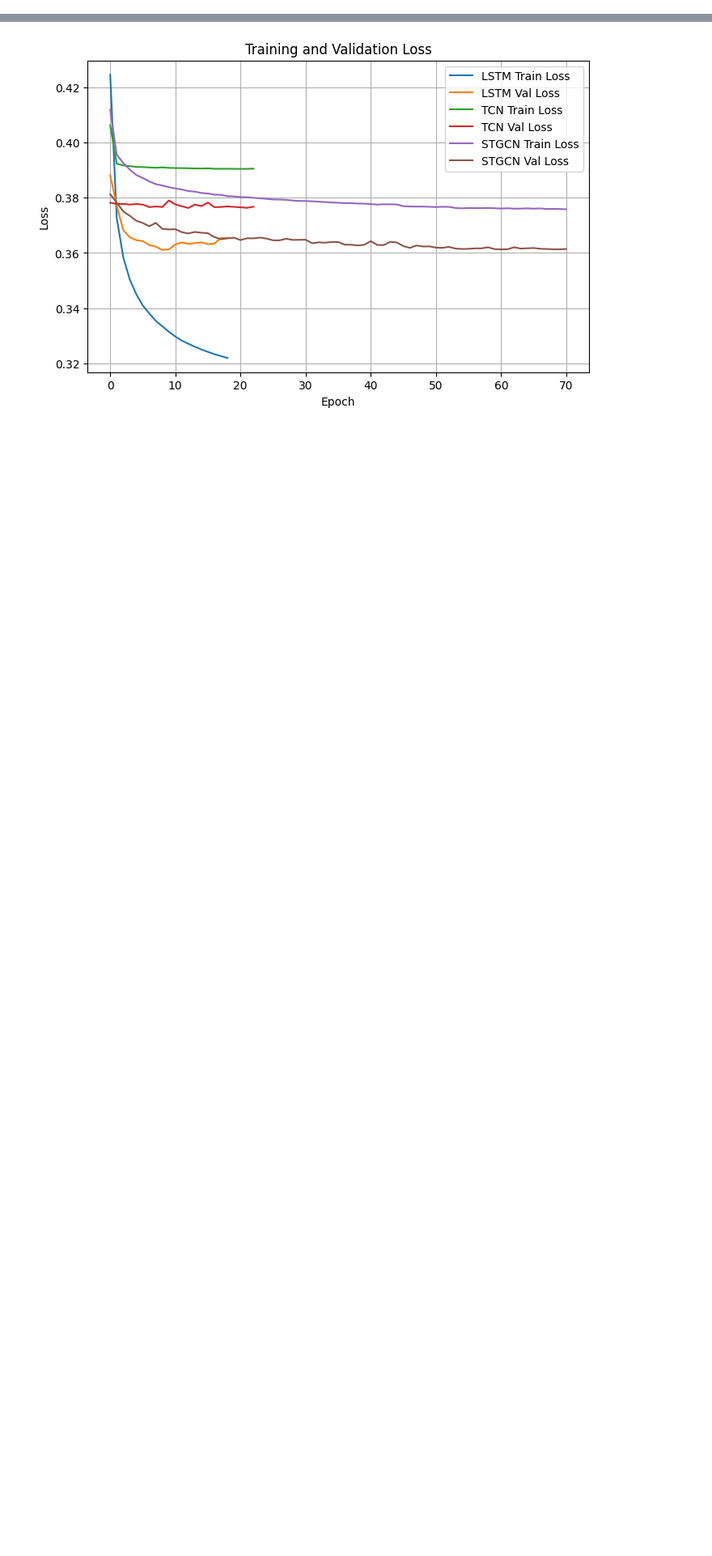
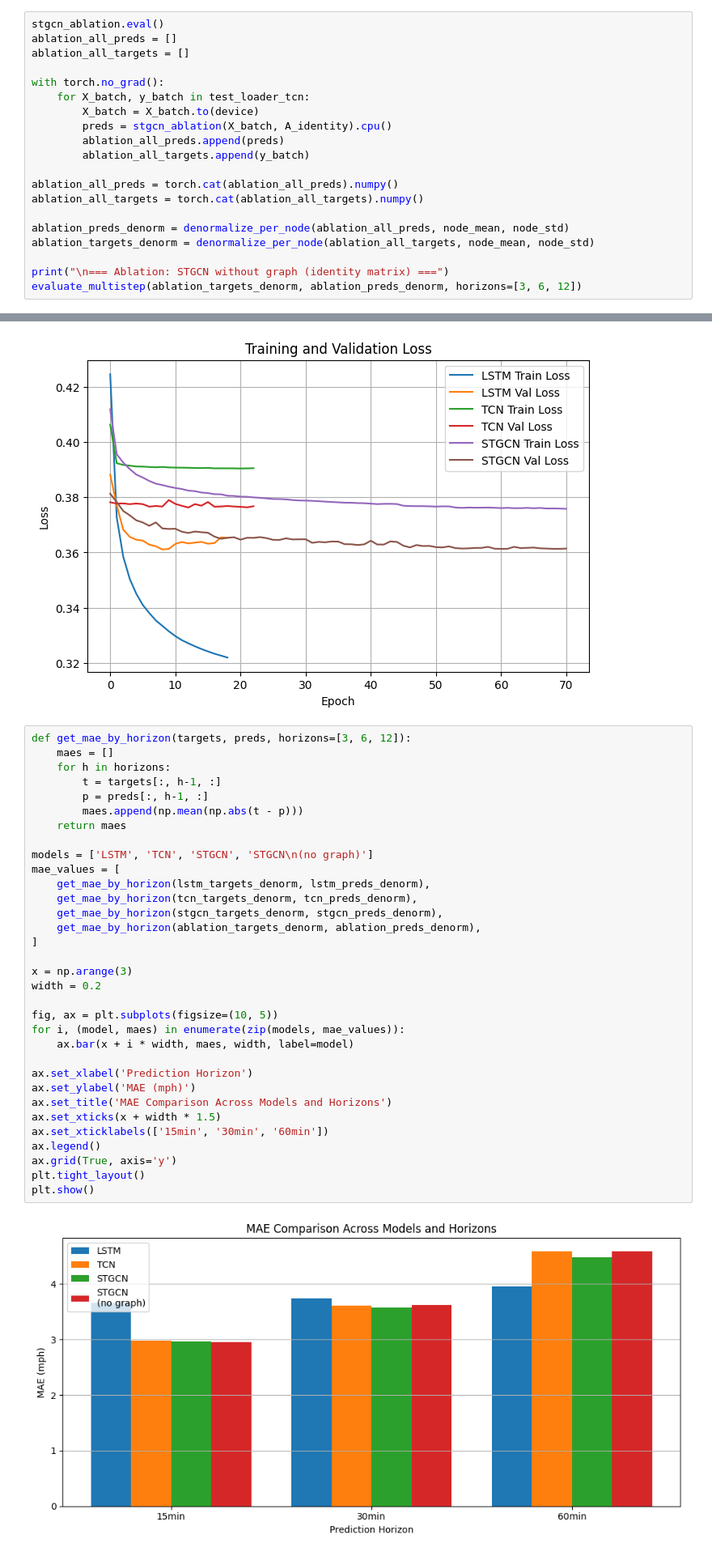
Before and after one commit to lcg077/ECE1508-Project, a Jupyter notebook: ECE1508Project.ipynb, the cells around one changed output, grey strips where cells are left out. Shown at 81% size. Cells and saved outputs as stored; diff of their text form; blank space fills up the shorter version.

Commit message:
Add ablation study and visualization: graph structure comparison, sensor analysis, MAE bar chart

```diff
--- a/ECE1508Project.ipynb
+++ b/ECE1508Project.ipynb
@@ -903,0 +992,20 @@ Overall        3.5810     7.0394       9.03%
+# %%
+stgcn_ablation.eval()
+ablation_all_preds = []
+ablation_all_targets = []
+
+with torch.no_grad():
+    for X_batch, y_batch in test_loader_tcn:
+        X_batch = X_batch.to(device)
+        preds = stgcn_ablation(X_batch, A_identity).cpu()
+        ablation_all_preds.append(preds)
+        ablation_all_targets.append(y_batch)
+
+ablation_all_preds = torch.cat(ablation_all_preds).numpy()
+ablation_all_targets = torch.cat(ablation_all_targets).numpy()
+
+ablation_preds_denorm = denormalize_per_node(ablation_all_preds, node_mean, node_std)
+ablation_targets_denorm = denormalize_per_node(ablation_all_targets, node_mean, node_std)
+
+print("\n=== Ablation: STGCN without graph (identity matrix) ===")
+evaluate_multistep(ablation_targets_denorm, ablation_preds_denorm, horizons=[3, 6, 12])
@@ -966,3 +1069,38 @@ plt.grid(True)
 plt.show()
 # %% [output]
 [figure]
+# %%
+def get_mae_by_horizon(targets, preds, horizons=[3, 6, 12]):
+    maes = []
+    for h in horizons:
+        t = targets[:, h-1, :]
+        p = preds[:, h-1, :]
+        maes.append(np.mean(np.abs(t - p)))
+    return maes
+
+models = ['LSTM', 'TCN', 'STGCN', 'STGCN\n(no graph)']
+mae_values = [
+    get_mae_by_horizon(lstm_targets_denorm, lstm_preds_denorm),
+    get_mae_by_horizon(tcn_targets_denorm, tcn_preds_denorm),
+    get_mae_by_horizon(stgcn_targets_denorm, stgcn_preds_denorm),
+    get_mae_by_horizon(ablation_targets_denorm, ablation_preds_denorm),
+]
+
+x = np.arange(3)
+width = 0.2
+
+fig, ax = plt.subplots(figsize=(10, 5))
+for i, (model, maes) in enumerate(zip(models, mae_values)):
+    ax.bar(x + i * width, maes, width, label=model)
+
+ax.set_xlabel('Prediction Horizon')
+ax.set_ylabel('MAE (mph)')
+ax.set_title('MAE Comparison Across Models and Horizons')
+ax.set_xticks(x + width * 1.5)
+ax.set_xticklabels(['15min', '30min', '60min'])
+ax.legend()
+ax.grid(True, axis='y')
+plt.tight_layout()
+plt.show()
+# %% [output]
+[figure, added]
```
Also changed, not shown: parts of 15 cells of this notebook.
